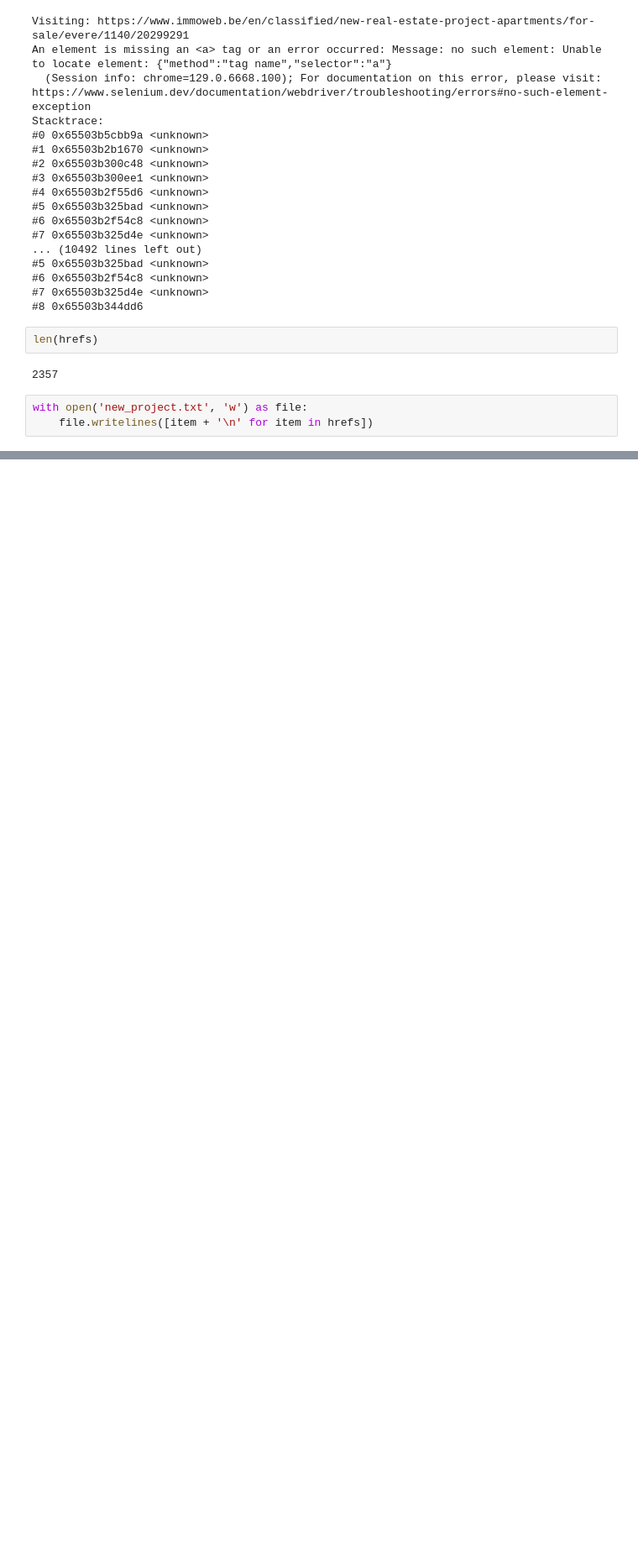
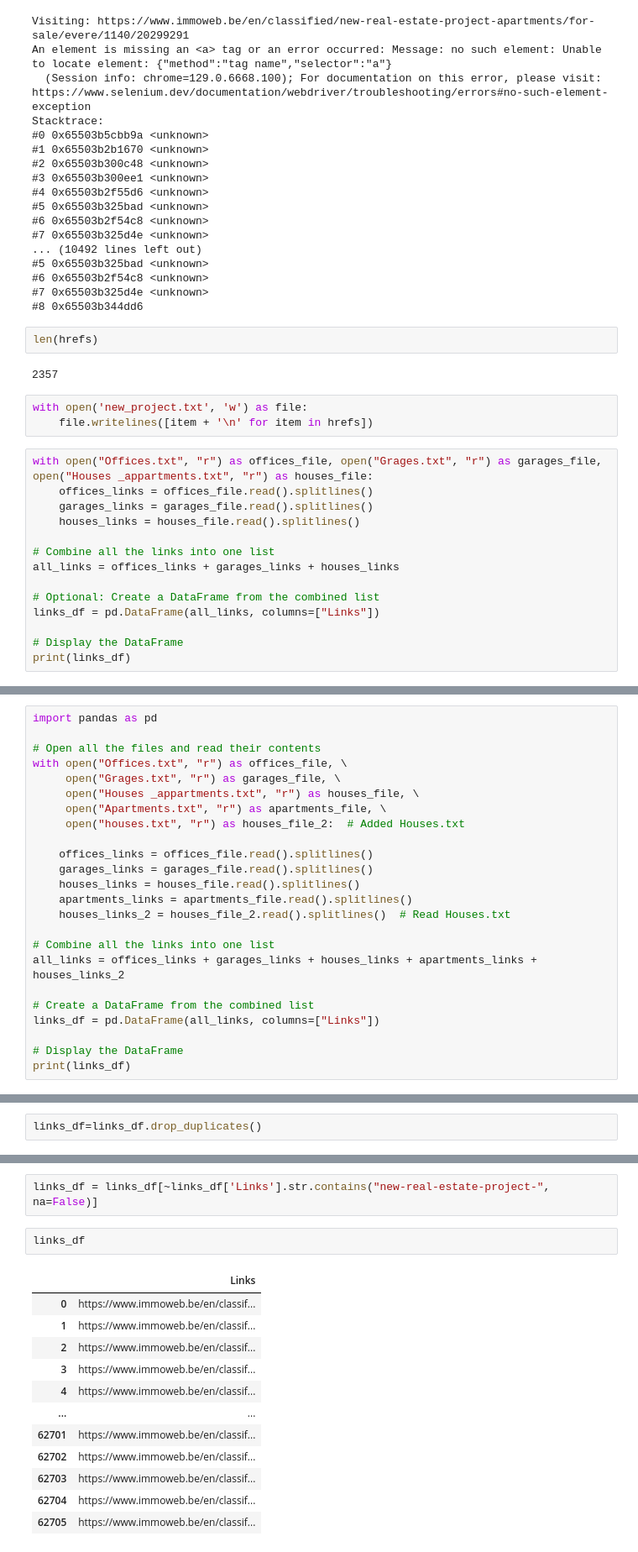
Before and after one commit to Mohammedhussingh/challenge-collecting-data, a Jupyter notebook: Links_extract.ipynb, the cells around one changed output, grey strips where cells are left out. Shown at 84% size. Drawn from its saved outputs; the diff is of its cells as text; blank space fills up the shorter version.

Commit message:
Final Links Extracting

```diff
--- a/Links_extract.ipynb
+++ b/Links_extract.ipynb
@@ -836,3 +838,17 @@ len(hrefs)
 # %%
 with open('new_project.txt', 'w') as file:
     file.writelines([item + '\n' for item in hrefs])
+# %%
+with open("Offices.txt", "r") as offices_file, open("Grages.txt", "r") as garages_file, open("Houses _appartments.txt", "r") as houses_file:
+    offices_links = offices_file.read().splitlines()
+    garages_links = garages_file.read().splitlines()
+    houses_links = houses_file.read().splitlines()
+
+# Combine all the links into one list
+all_links = offices_links + garages_links + houses_links
+
+# Optional: Create a DataFrame from the combined list
+links_df = pd.DataFrame(all_links, columns=["Links"])
+
+# Display the DataFrame
+print(links_df)
@@ -838,0 +1084,24 @@ with open('new_project.txt', 'w') as file:
+# %%
+import pandas as pd
+
+# Open all the files and read their contents
+with open("Offices.txt", "r") as offices_file, \
+     open("Grages.txt", "r") as garages_file, \
+     open("Houses _appartments.txt", "r") as houses_file, \
+     open("Apartments.txt", "r") as apartments_file, \
+     open("houses.txt", "r") as houses_file_2:  # Added Houses.txt
+
+    offices_links = offices_file.read().splitlines()
+    garages_links = garages_file.read().splitlines()
+    houses_links = houses_file.read().splitlines()
+    apartments_links = apartments_file.read().splitlines()
+    houses_links_2 = houses_file_2.read().splitlines()  # Read Houses.txt
+
+# Combine all the links into one list
+all_links = offices_links + garages_links + houses_links + apartments_links + houses_links_2
+
+# Create a DataFrame from the combined list
+links_df = pd.DataFrame(all_links, columns=["Links"])
+
+# Display the DataFrame
+print(links_df)
@@ -838,0 +1131,2 @@ with open('new_project.txt', 'w') as file:
+# %%
+links_df=links_df.drop_duplicates()
@@ -838,0 +1143,17 @@ with open('new_project.txt', 'w') as file:
+# %%
+links_df = links_df[~links_df['Links'].str.contains("new-real-estate-project-", na=False)]
+# %%
+links_df
+# %% [output]
+|  | Links |
+| 0 | https://www.immoweb.be/en/classif... |
+| 1 | https://www.immoweb.be/en/classif... |
+| 2 | https://www.immoweb.be/en/classif... |
+| 3 | https://www.immoweb.be/en/classif... |
+| 4 | https://www.immoweb.be/en/classif... |
+| ... | ... |
+| 62701 | https://www.immoweb.be/en/classif... |
+| 62702 | https://www.immoweb.be/en/classif... |
+| 62703 | https://www.immoweb.be/en/classif... |
+| 62704 | https://www.immoweb.be/en/classif... |
+| 62705 | https://www.immoweb.be/en/classif... |
```
Also changed, not shown: parts of 29 cells of this notebook, 9 other files.
